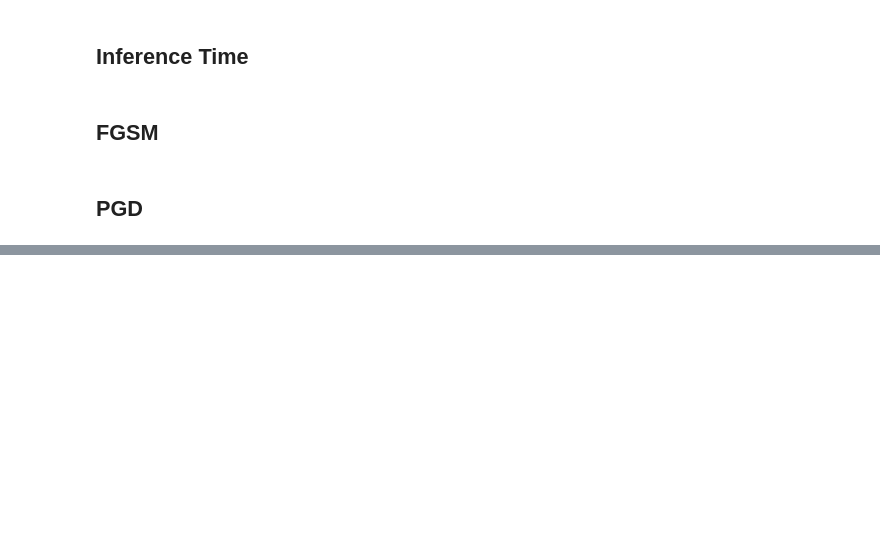
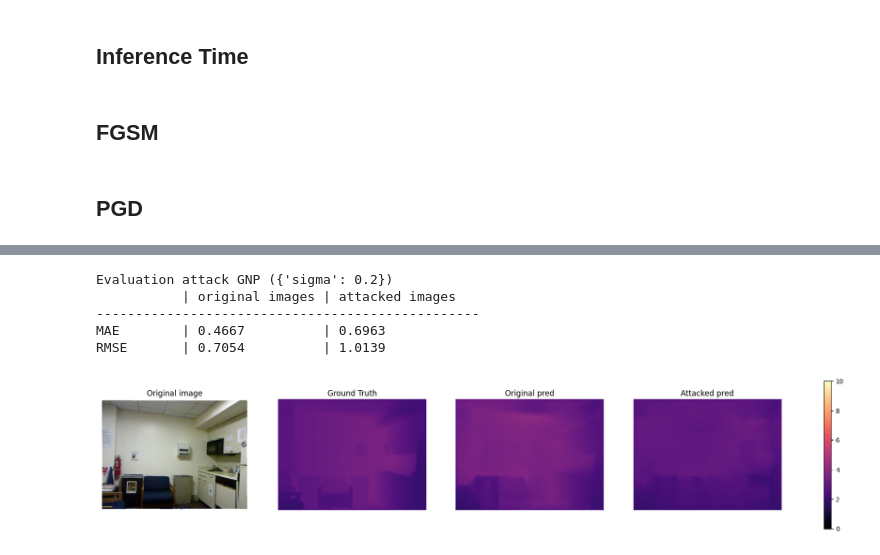
Before and after one commit to fedesici/CV_project, a Jupyter notebook: Cv_project_neuronsel.ipynb, the cells around one changed output, grey strips where cells are left out. Saved outputs shown, nothing was run; the diff lists cells and outputs as text; code cells hidden in the pictures; blank space fills up the shorter version.

```diff
--- a/Cv_project_neuronsel.ipynb
+++ b/Cv_project_neuronsel.ipynb
@@ -1371,0 +1377,10 @@ evaluate_pgd(model, test_loader, CONFIG['DEVICE'], epsilon=epsilon_pgd, alpha=al
+# %%
+params_gnp = {'sigma': 0.2}
+evaluate_attack(model, test_loader, CONFIG['DEVICE'], 'gnp', params_gnp)
+# %% [output]
+Evaluation attack GNP ({'sigma': 0.2})
+           | original images | attacked images
+-------------------------------------------------
+MAE        | 0.4667          | 0.6963
+RMSE       | 0.7054          | 1.0139
+[figure, added]
```
Also changed, not shown: parts of 11 cells of this notebook, 1 other file.
